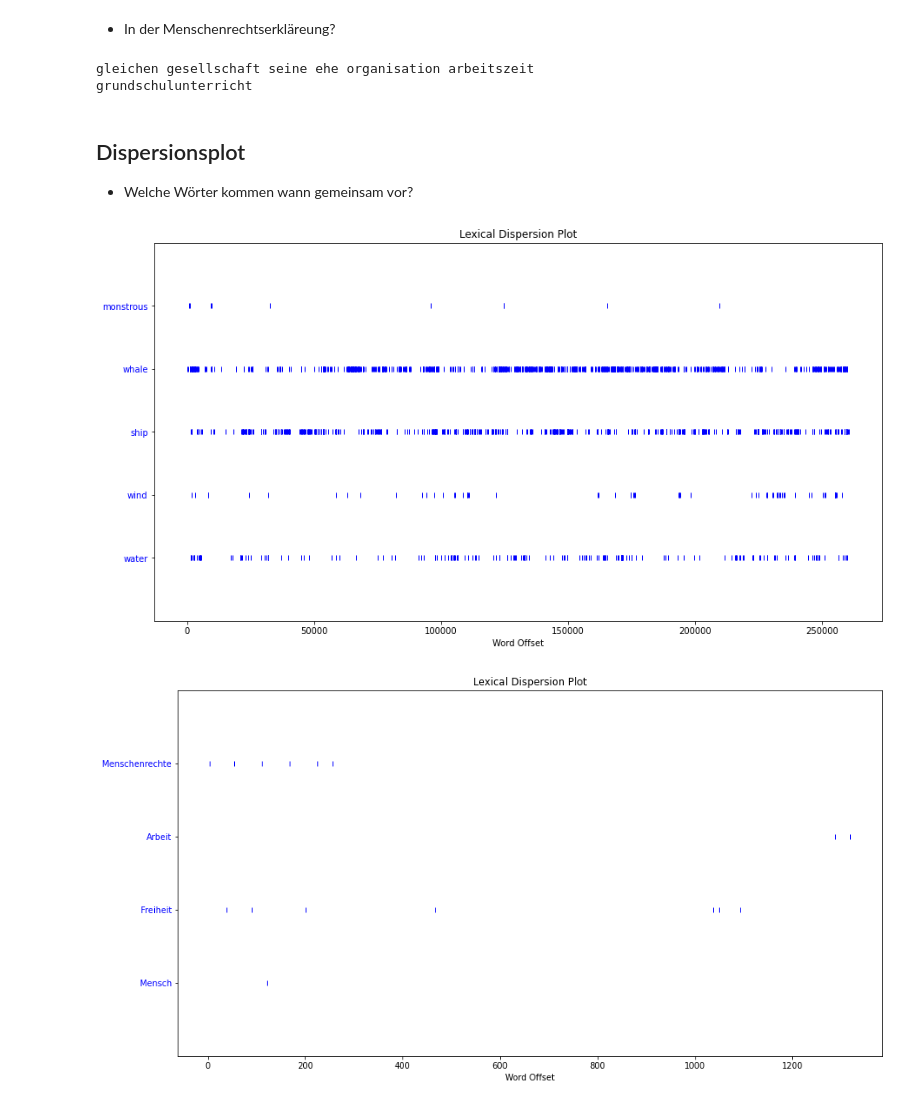
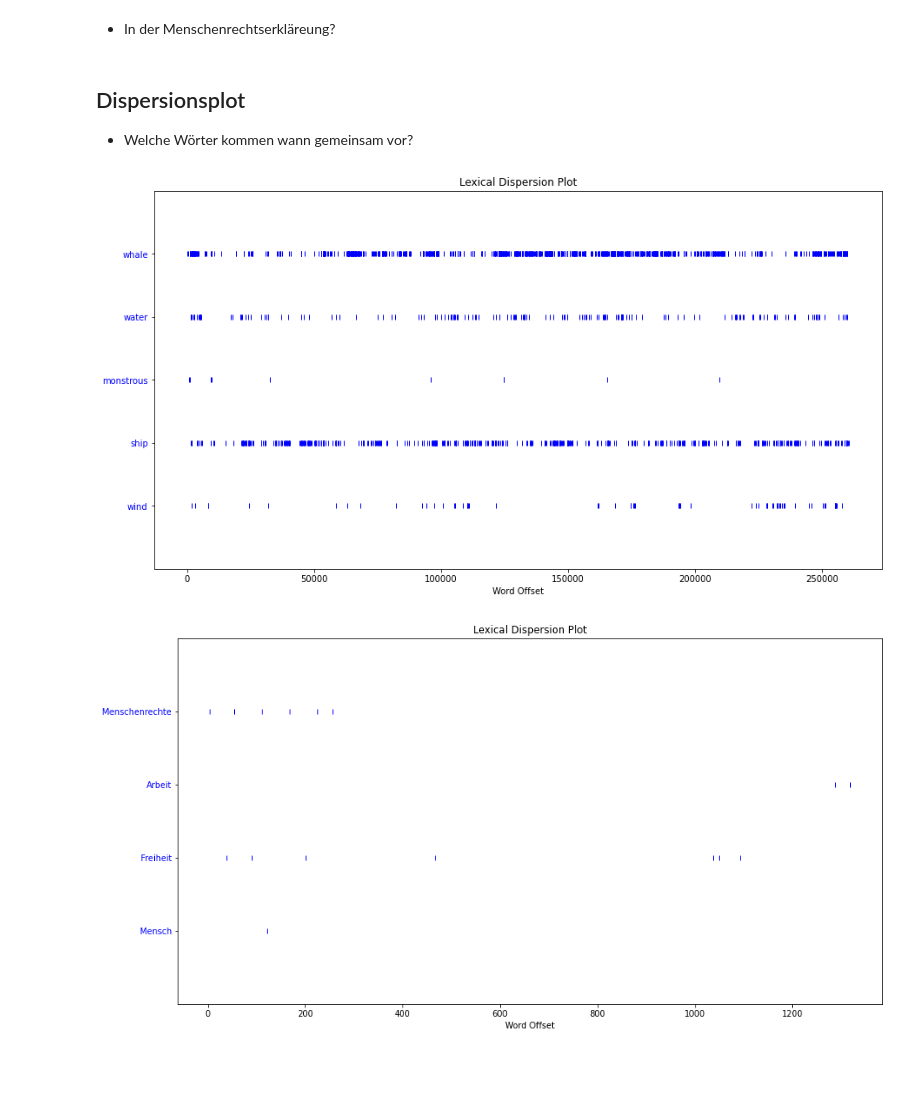
Before and after one commit to MAZ-CAS-DDJ/kurs_21_22, a Jupyter notebook: 15 Textanalyse Vertiefung Teil 1/1.2 Descriptives.ipynb, the cells around one changed output. Cells and saved outputs as stored; diff of their text form; code cells hidden in the pictures; blank space fills up the shorter version.

```diff
--- a/15 Textanalyse Vertiefung Teil 1/1.2 Descriptives.ipynb
+++ b/15 Textanalyse Vertiefung Teil 1/1.2 Descriptives.ipynb
@@ -292,20 +368,17 @@ sweet vast amazingly
 # %% [markdown]
 - In der Menschenrechtserkläreung?
 # %%
-menschenrechtserklaerungs_text.similar("Menschenrechte")
+menschenrechtserklaerungs_text.similar("Recht")
-# %% [output]
-gleichen gesellschaft seine ehe organisation arbeitszeit
-grundschulunterricht
 # %% [markdown]
 ## Dispersionsplot
 - Welche Wörter kommen wann gemeinsam vor?
 # %%
 %matplotlib inline
 import matplotlib.pyplot as plt
 plt.figure(figsize=(15,8))
-text1.dispersion_plot(["monstrous", "whale", "ship", "wind", "water"])
+text1.dispersion_plot(["whale", "water", "monstrous", "ship", "wind"]) #,
 # %% [output]
-[figure, old version]
+[figure, new version]
 # %%
 plt.figure(figsize=(15,8))
 menschenrechtserklaerungs_text.dispersion_plot(["Menschenrechte", "Arbeit", "Freiheit", "Mensch"])
```
Also changed, not shown: parts of 28 cells of this notebook, 12 other files.
